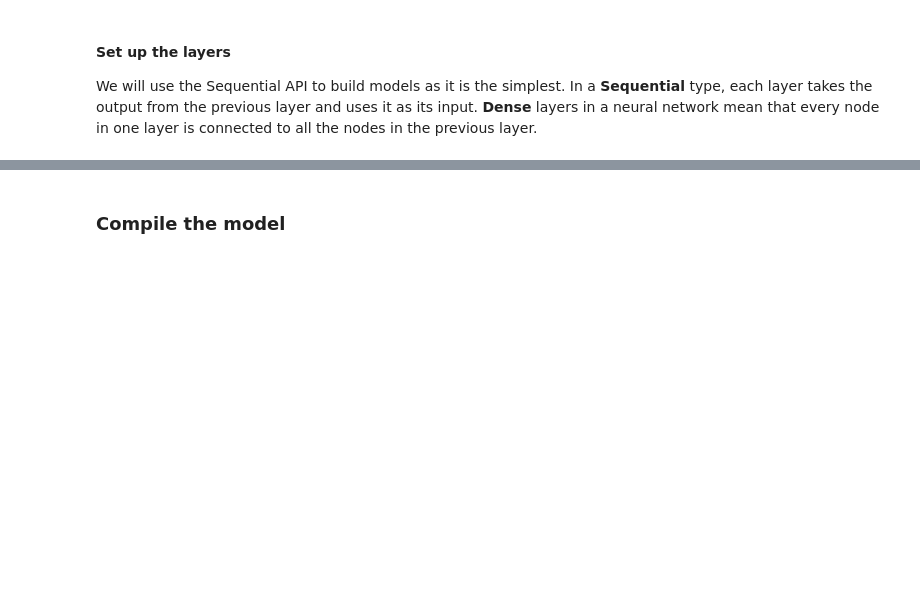
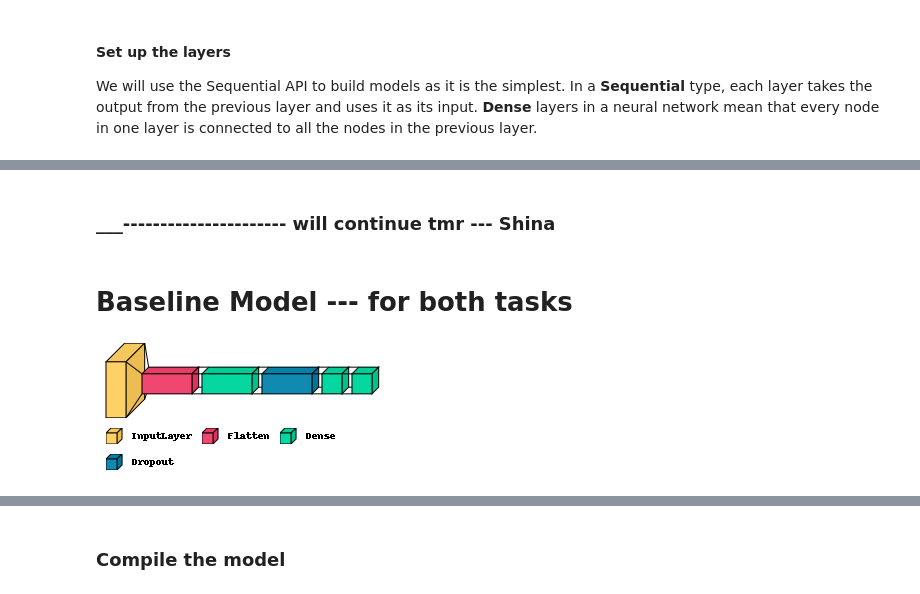
Before and after one commit to BenjapornW/Road-Traffic-Signs-Image-Classification-using-a-Neural-Network, a Jupyter notebook: s3959666_s3961136.ipynb, the cells around one changed output, grey strips where cells are left out. Saved outputs shown, nothing was run; the diff lists cells and outputs as text; code cells hidden in the pictures; blank space fills up the shorter version.

```diff
--- a/s3959666_s3961136.ipynb
+++ b/s3959666_s3961136.ipynb
@@ -230,0 +294,29 @@ tf.keras.utils.plot_model(model, show_shapes=True)
+# %% [markdown]
+### ___---------------------- will continue tmr --- Shina
+# %% [markdown]
+# Baseline Model --- for both tasks
+# %%
+import visualkeras
+model = tf.keras.Sequential([
+    # Flatten the input to a 1D array
+    tf.keras.layers.Flatten(input_shape=INPUT_DIM),
+    # Dense layer with 256 neurons using sigmoid activation
+    tf.keras.layers.Dense(HIDDEN_LAYER_DIM, activation='sigmoid'),
+    # Add a dropout layer for regularization
+    tf.keras.layers.Dropout(0.5),
+    # Since we need two outputs, we can't directly use a single dense layer as the output layer.
+    # We need a way to split the network here into two paths, each tailored to our class sizes.
+    # For this, we will expand the model beyond the Sequential model capabilities.
+])
+
+# Adding two separate output layers
+shape_output = tf.keras.layers.Dense(OUTPUT_CLASSES_SHAPE, activation='softmax', name='shape_output')(model.output)
+type_output = tf.keras.layers.Dense(OUTPUT_CLASSES_TYPE, activation='softmax', name='type_output')(model.output)
+
+# Creating a new model that includes both outputs
+final_model = tf.keras.Model(inputs=model.input, outputs=[shape_output, type_output])
+# %%
+# Generating the image for model architecture
+visualkeras.layered_view(final_model, scale_xy=2, scale_z=1, max_z=50, legend=True)
+# %% [output]
+[figure, added]
```
Also changed, not shown: parts of 66 cells of this notebook.
